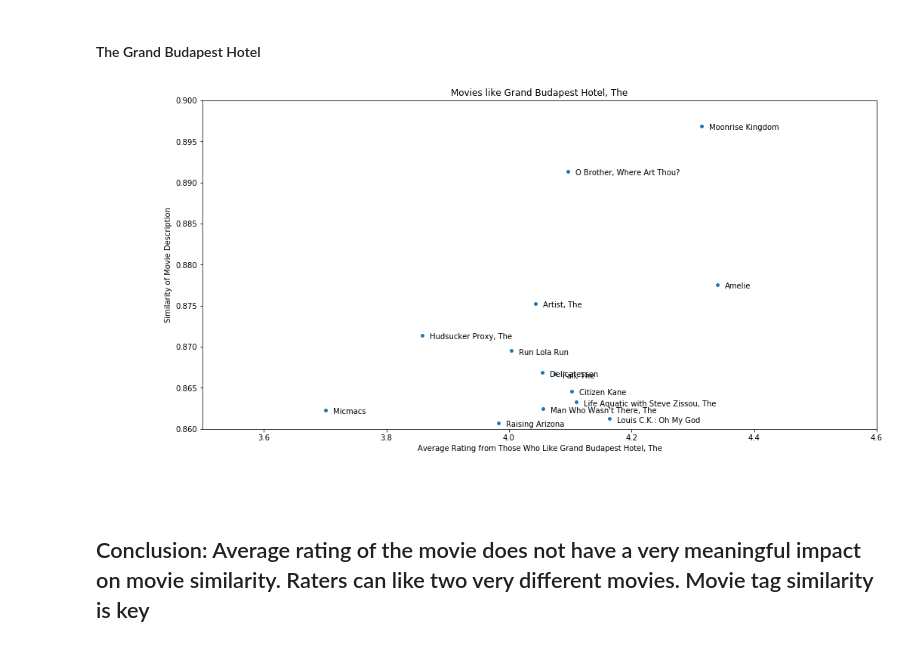
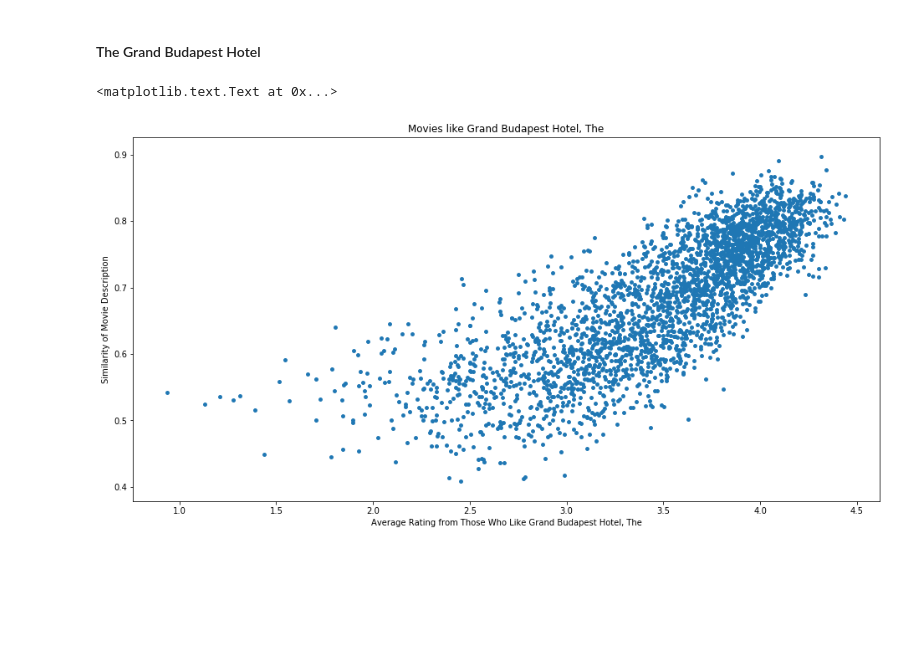
Before and after one commit to Ben-Gillman/filmzen.net, a Jupyter notebook: Movie Data Analysis.ipynb, the cells around one changed output. Drawn from its saved outputs; the diff is of its cells as text; code cells hidden in the pictures; blank space fills up the shorter version.

```diff
--- a/Movie Data Analysis.ipynb
+++ b/Movie Data Analysis.ipynb
@@ -209,7 +191,7 @@ ratings['liked'] = np.where(ratings['rating'] >= ratings['top_quintile'], 1, 0)
 # %% [markdown]
 #### Build liked movie1, avg rating movie 2 dataframe
 # %%
-movies_to_calc = [1, 296, 2571, 109374, 112852, 112556]
+movies_to_calc = [1, 296, 2571, 109374, 112852, 112556, 2716]
 # %% [markdown]
 #### !The below cell takes a long time to run. Is there a vectorized solution?
 # %%
@@ -365,5 +370,5 @@ scores.head()
 # %%
-scores['score'] = scores.avgRating / 20 + scores.similarity
+scores['score'] = scores.avgRating / (scores.avgRating.max() * 10) + scores.similarity
 # %%
 max_score = scores['score'].max()
 scores['score'] = max_score - scores['score']
@@ -451,15 +449,15 @@ for index, row in plot_df.iterrows():
 # %%
 fig, ax = plt.subplots()
 movie = movies_to_calc[3]
 movie_name = movies_master.loc[movies_master.movieId==movie,"title"].values[0]
 plot_df = scores[scores.likedMovie==movie]
 plot_df.plot(x="avgRating", y="similarity", kind='scatter', title="Movies like {}".format(movie_name),
-                                 xlim=(3.5, 4.6), ylim=(.86, .9), ax=ax, figsize=(16, 8), s=15)
+#                                  xlim=(-.1, .15), ylim=(.86, .9),
+             ax=ax, figsize=(16, 8), s=15)
 ax.set_xlabel("Average Rating from Those Who Like {}".format(movie_name))
 ax.set_ylabel("Similarity of Movie Description")
-for index, row in plot_df.iterrows():
-    ax.annotate(row.title, [row.avgRating, row.similarity], textcoords='offset points', xytext=(10,-5))
+# for index, row in plot_df.iterrows():
+#     ax.annotate(row.title, [row.avgRating, row.similarity], textcoords='offset points', xytext=(10,-5))
 # %% [output]
+<matplotlib.text.Text at 0x...>
-[figure, old version]
+[figure, new version]
-# %% [markdown]
-## Conclusion: Average rating of the movie does not have a very meaningful impact on movie similarity. Raters can like two very different movies. Movie tag similarity is key
```
Also changed, not shown: parts of 20 cells of this notebook.
